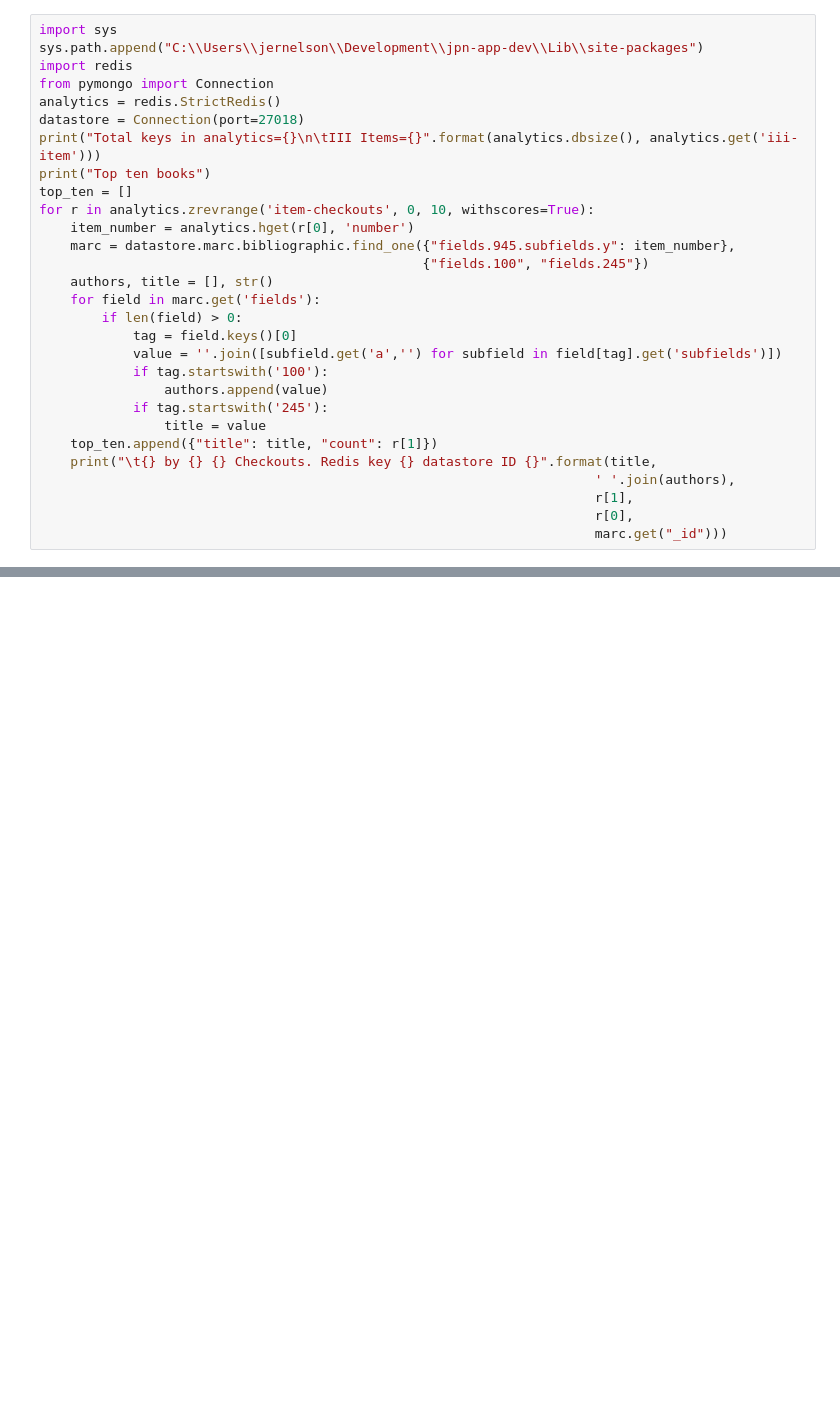
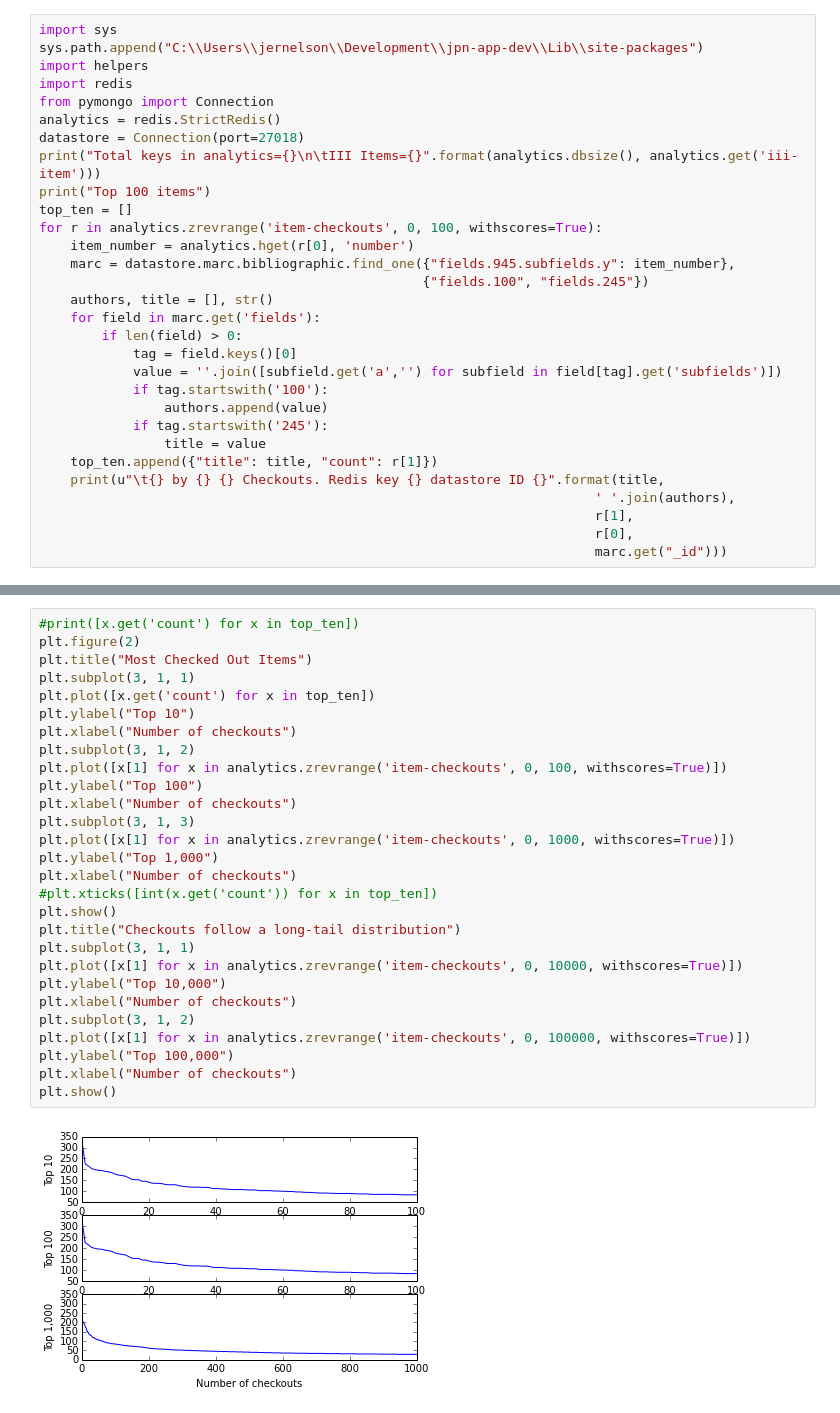
Before and after one commit to jermnelson/semantic-server, a Jupyter notebook: analytics/doc/2014.ipynb, the cells around one changed output, grey strips where cells are left out. Cells and saved outputs as stored; diff of their text form; blank space fills up the shorter version.

```diff
--- a/analytics/doc/2014.ipynb
+++ b/analytics/doc/2014.ipynb
@@ -1,14 +1,15 @@
 # %%
 import sys
 sys.path.append("C:\\Users\\jernelson\\Development\\jpn-app-dev\\Lib\\site-packages")
+import helpers
 import redis
 from pymongo import Connection
 analytics = redis.StrictRedis()
 datastore = Connection(port=27018)
 print("Total keys in analytics={}\n\tIII Items={}".format(analytics.dbsize(), analytics.get('iii-item')))
-print("Top ten books")
+print("Top 100 items")
 top_ten = []
-for r in analytics.zrevrange('item-checkouts', 0, 10, withscores=True):
+for r in analytics.zrevrange('item-checkouts', 0, 100, withscores=True):
     item_number = analytics.hget(r[0], 'number')
     marc = datastore.marc.bibliographic.find_one({"fields.945.subfields.y": item_number},
                                                  {"fields.100", "fields.245"})
@@ -22,7 +23,7 @@ for r in analytics.zrevrange('item-checkouts', 0, 10, withscores=True):
             if tag.startswith('245'):
                 title = value
     top_ten.append({"title": title, "count": r[1]})
-    print("\t{} by {} {} Checkouts. Redis key {} datastore ID {}".format(title,
+    print(u"\t{} by {} {} Checkouts. Redis key {} datastore ID {}".format(title,
                                                                        ' '.join(authors),
                                                                        r[1],
                                                                        r[0],
@@ -70,0 +102,30 @@ plt.xlabel([x.get('title') for x in top_ten])
+# %%
+#print([x.get('count') for x in top_ten])
+plt.figure(2)
+plt.title("Most Checked Out Items")
+plt.subplot(3, 1, 1)
+plt.plot([x.get('count') for x in top_ten])
+plt.ylabel("Top 10")
+plt.xlabel("Number of checkouts")
+plt.subplot(3, 1, 2)
+plt.plot([x[1] for x in analytics.zrevrange('item-checkouts', 0, 100, withscores=True)])
+plt.ylabel("Top 100")
+plt.xlabel("Number of checkouts")
+plt.subplot(3, 1, 3)
+plt.plot([x[1] for x in analytics.zrevrange('item-checkouts', 0, 1000, withscores=True)])
+plt.ylabel("Top 1,000")
+plt.xlabel("Number of checkouts")
+#plt.xticks([int(x.get('count')) for x in top_ten])
+plt.show()
+plt.title("Checkouts follow a long-tail distribution")
+plt.subplot(3, 1, 1)
+plt.plot([x[1] for x in analytics.zrevrange('item-checkouts', 0, 10000, withscores=True)])
+plt.ylabel("Top 10,000")
+plt.xlabel("Number of checkouts")
+plt.subplot(3, 1, 2)
+plt.plot([x[1] for x in analytics.zrevrange('item-checkouts', 0, 100000, withscores=True)])
+plt.ylabel("Top 100,000")
+plt.xlabel("Number of checkouts")
+plt.show()
+# %% [output]
+[figure, added]
```
Also changed, not shown: parts of 11 cells of this notebook, 5 other files.
